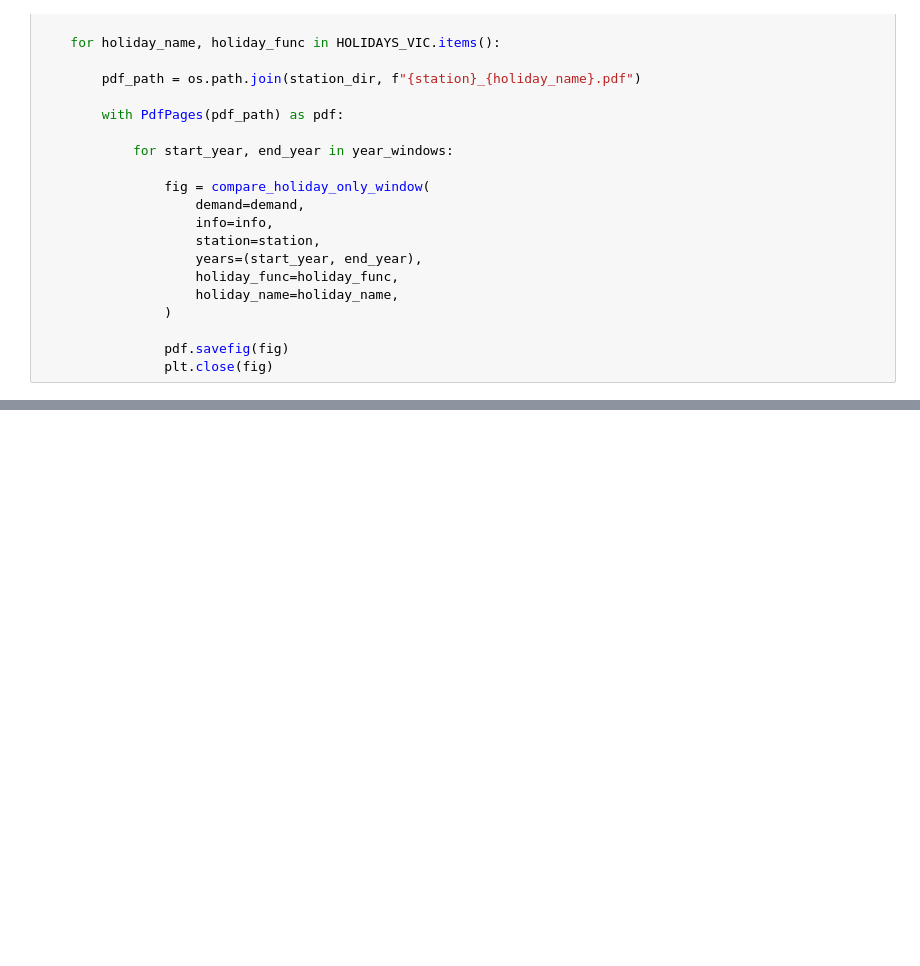
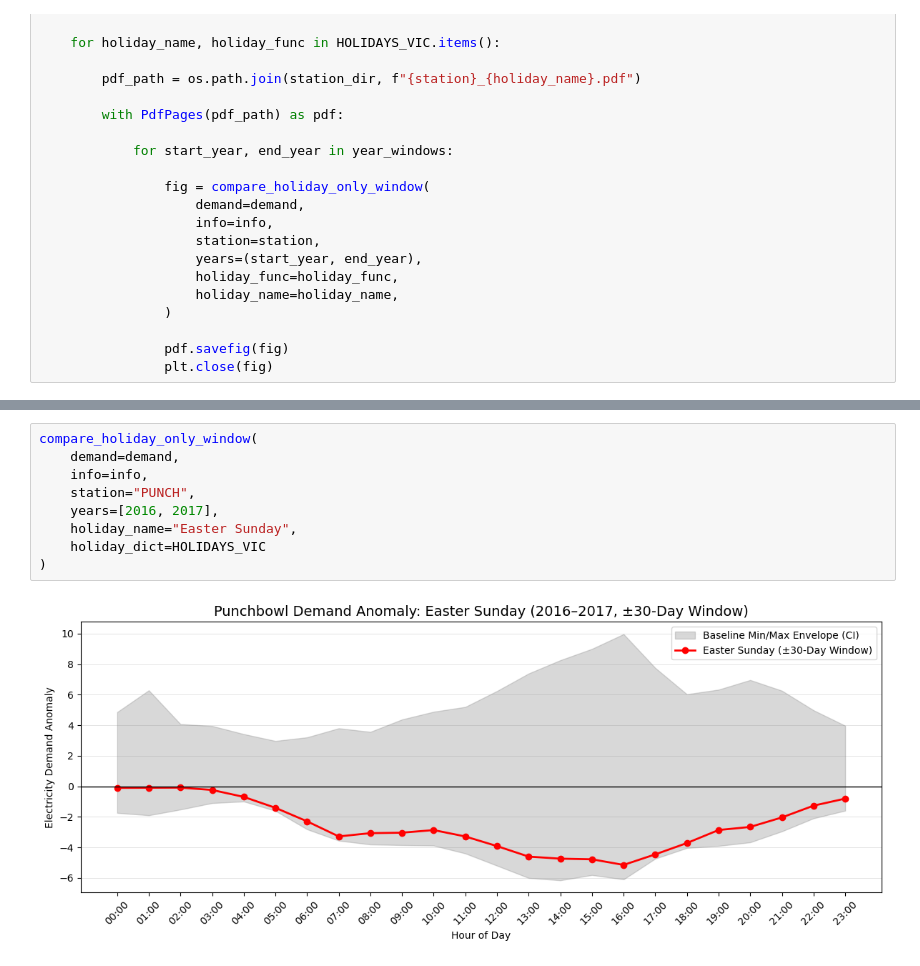
Before and after one commit to 21centuryweather/aus_substation_electricity, a Jupyter notebook: pia_notebooks/NSW_data/anomaly_confidence_interval.ipynb, the cells around one changed output, grey strips where cells are left out. Saved outputs shown, nothing was run; the diff lists cells and outputs as text; blank space fills up the shorter version.

```diff
--- a/pia_notebooks/NSW_data/anomaly_confidence_interval.ipynb
+++ b/pia_notebooks/NSW_data/anomaly_confidence_interval.ipynb
@@ -233,0 +351,11 @@ for station in demand.columns:
+# %%
+compare_holiday_only_window(
+    demand=demand,
+    info=info,
+    station="PUNCH",
+    years=[2016, 2017],
+    holiday_name="Easter Sunday",
+    holiday_dict=HOLIDAYS_VIC
+)
+# %% [output]
+[figure, added]
```
Also changed, not shown: parts of 3 cells of this notebook.
